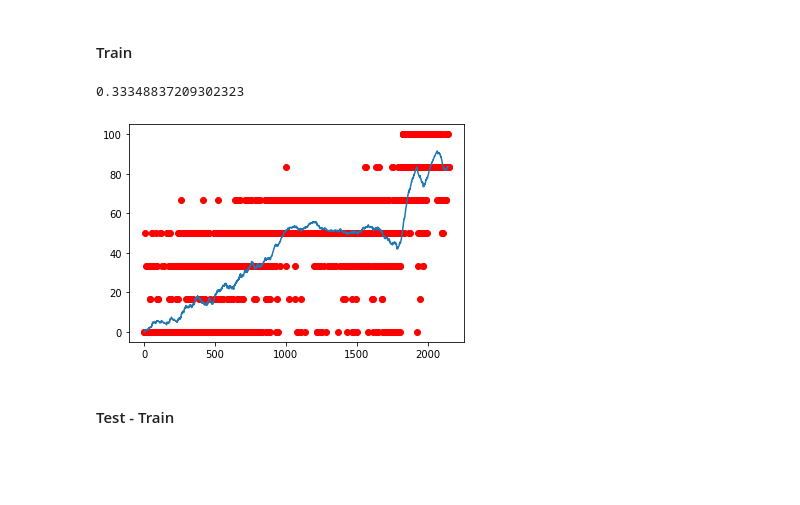
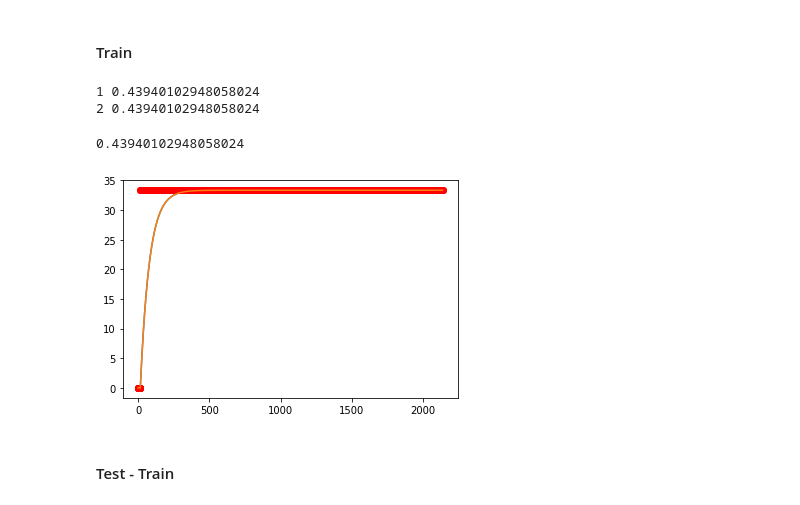
Before and after one commit to LeandroMoura3/neoprog, a Jupyter notebook: weibull_sfam.ipynb, the cells around one changed output. Drawn from its saved outputs; the diff is of its cells as text; code cells hidden in the pictures; blank space fills up the shorter version.

```diff
--- a/weibull_sfam.ipynb
+++ b/weibull_sfam.ipynb
@@ -1668,17 +1656,22 @@ print(study.best_trial.params)
 # %%
 # order = 11
 # sfam['MaxAbs_Shuffle'] = SFAM(alpha = 3.8849255702993912, rho = 0.25171772646372714, beta = 0.9802369004005982, epsilon = 0.007416403995602103, uncommited_value = 0.6137230906894608)
 # order = 11
 # sfam['MaxAbs_Shuffle'] = SFAM(alpha = 4.8179476843870175, rho = 0.006300934375598044, beta = 0.8746908353941755, epsilon = 0.003223583859375817, uncommited_value = 0.9031201293244469)
+# order = 7
+# sfam['MaxAbs_Shuffle'] = SFAM(alpha = 32098.74662404218, rho = 0.04079029146066474, beta = 0.8443649735126442, epsilon = 9.657077310824467e-07, uncommited_value = 0.3676079007440835)
+# order = 7
+# sfam['MaxAbs_Shuffle'] = SFAM(alpha = 0.08658189560125516, rho = 0.05655521476588831, beta = 0.6226900538809652, epsilon = 0.22454196787560562, uncommited_value = 0.25833754745440723)
 
-order = 7
-sfam['MaxAbs_Shuffle'] = SFAM(alpha = 32098.74662404218, rho = 0.04079029146066474, beta = 0.8443649735126442, epsilon = 9.657077310824467e-07, uncommited_value = 0.3676079007440835)
+order = 20
+sfam = SFAM(input_size = order * 3, alpha = 1.8151608959898898e+05, rho = 9.273379190270206e-01, beta = 0.7501994549948452, epsilon = 0.03330092935608112, uncommited_value = 0.6569025735403354)
 
-sfam['MaxAbs_Shuffle'].shuffle_nasa_train(lambda x: datasets['train'][x]['ufrf']['MaxAbs_Cliped']['data'], 392, order)
-sfam['MaxAbs_Shuffle'].predict_nasa(lambda x: datasets['test'][x]['MaxAbs_Cliped']['data'], -1, order)
+sfam.shuffle_nasa_train_check(lambda x: datasets['train'][x]['ufrf']['MaxAbs_Cliped']['data'], lambda x: datasets['test'][x]['MaxAbs_Cliped']['data'], 392, -1, order)
 # %% [output]
-0.33348837209302323
+1 0.43940102948058024
+2 0.43940102948058024
+0.43940102948058024
-[figure, old version]
+[figure, new version]
 # %% [markdown]
 #### Test - Train
 # %%
```
Also changed, not shown: parts of 46 cells of this notebook, 22 other files.
